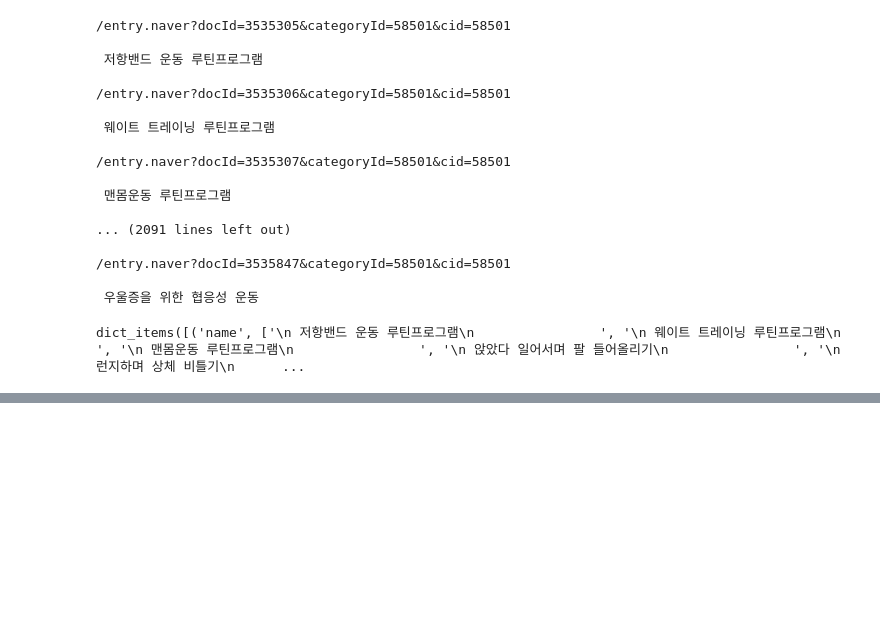
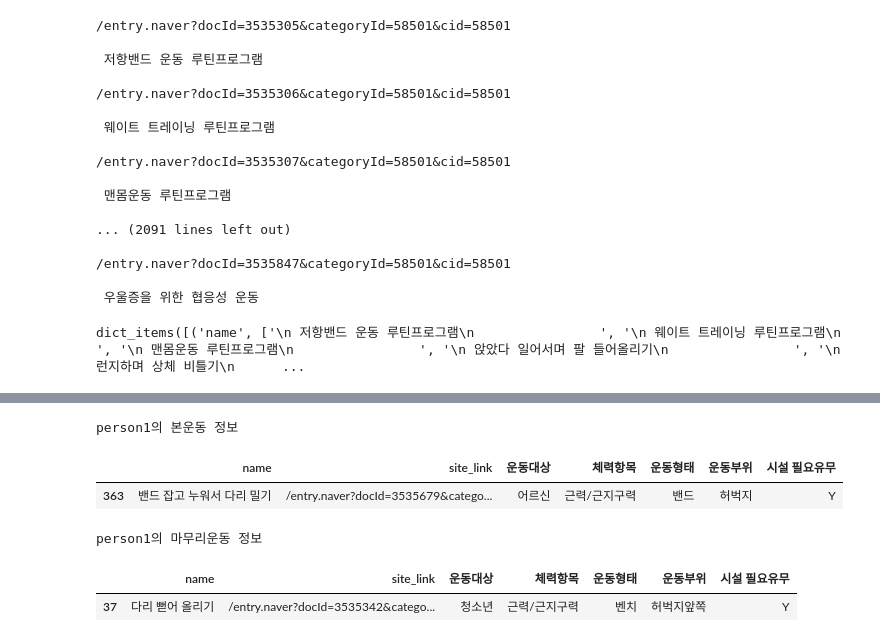
Before and after one commit to baeksoojin/health_care, a Jupyter notebook: Crawling.ipynb, the cells around one changed output, grey strips where cells are left out. Cells and saved outputs as stored; diff of their text form; code cells hidden in the pictures; blank space fills up the shorter version.

```diff
--- a/Crawling.ipynb
+++ b/Crawling.ipynb
@@ -238,0 +372,18 @@ mvm_data
+# %%
+print("person1의 본운동 정보 ")
+step2_data= mvm_data['name'] == "밴드 잡고 누워서 다리 밀기"
+is_step2 = mvm_data[step2_data]
+is_step2
+# %% [output]
+person1의 본운동 정보
+|  | name | site_link | 운동대상 | 체력항목 | 운동형태 | 운동부위 | 시설 필요유무 |
+| 363 | 밴드 잡고 누워서 다리 밀기 | /entry.naver?docId=3535679&catego... | 어르신 | 근력/근지구력 | 밴드 | 허벅지 | Y |
+# %%
+print("person1의 마무리운동 정보 ")
+step3_data= mvm_data['name'] == "다리 뻗어 올리기"
+is_step3 = mvm_data[step3_data]
+is_step3
+# %% [output]
+person1의 마무리운동 정보
+|  | name | site_link | 운동대상 | 체력항목 | 운동형태 | 운동부위 | 시설 필요유무 |
+| 37 | 다리 뻗어 올리기 | /entry.naver?docId=3535342&catego... | 청소년 | 근력/근지구력 | 벤치 | 허벅지앞쪽 | Y |
```
Also changed, not shown: parts of 11 cells of this notebook, 11 other files.
